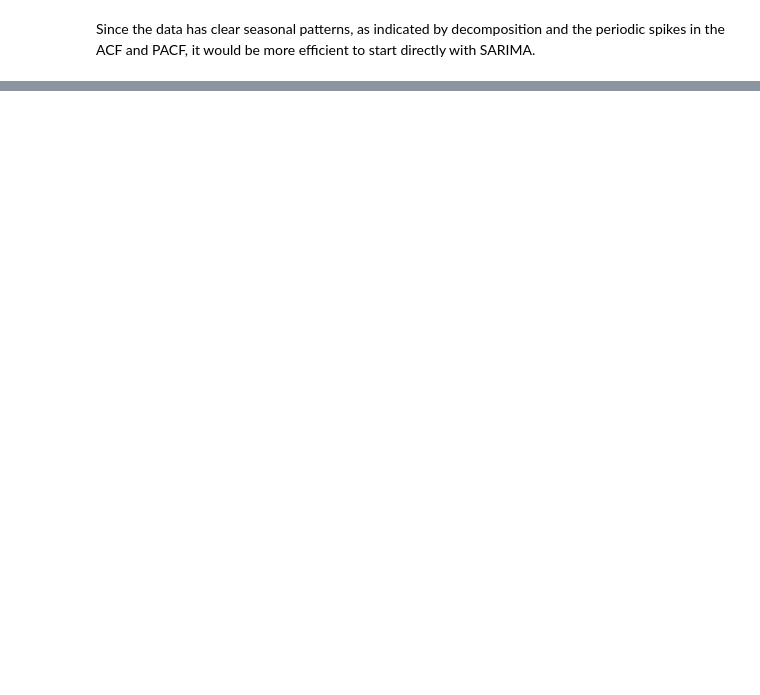
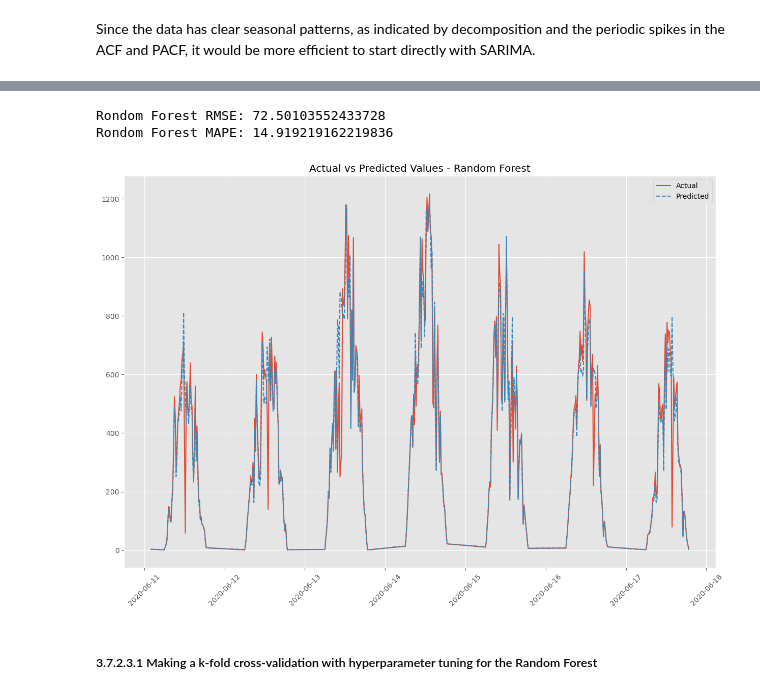
Before and after one commit to aysebsengul/Capstone_3_Predicting-Future-Solar-Energy-Generation-, a Jupyter notebook: 3_Pre-processing Work and Model.ipynb, the cells around one changed output, grey strips where cells are left out. Cells and saved outputs as stored; diff of their text form; code cells hidden in the pictures; blank space fills up the shorter version.

```diff
--- a/3_Pre-processing Work and Model.ipynb
+++ b/3_Pre-processing Work and Model.ipynb
@@ -521,0 +592,13 @@ print(f"SARIMA MAPE: {sarima_mape}")
+# %%
+# Split the data into features and target variable
+X = data.drop('AC_POWER', axis=1)
+y = data['AC_POWER']
+
+# Split the data into training and testing sets
+X_train, X_test, y_train, y_test = train_test_split(X, y, test_size=0.2, shuffle=False, random_state=42)
+
+# Display the shapes of the resulting datasets
+print(X_train.shape)
+print(X_test.shape)
+print(y_train.shape)
+print(y_test.shape)
@@ -521,0 +655,5 @@ print(f"SARIMA MAPE: {sarima_mape}")
+# %%
+# Apply MinMaxScaler to the features
+scaler = MinMaxScaler()
+X_train_scaled = scaler.fit_transform(X_train)
+X_test_scaled = scaler.transform(X_test)
@@ -521,0 +707,33 @@ print(f"SARIMA MAPE: {sarima_mape}")
+# %%
+# Initialize models
+rf_model = RandomForestRegressor()
+
+# Train the models
+rf_model.fit(X_train_scaled, y_train)
+
+# Predict on the test set
+y_pred_rf = rf_model.predict(X_test_scaled)
+
+# Evaluate the model
+mse = np.sqrt(mean_squared_error(y_test, y_pred_rf))
+mape = np.mean(np.abs((y_test - y_pred_rf) / y_test)) * 100
+
+print(f"Rondom Forest RMSE: {rmse}")
+print(f"Rondom Forest MAPE: {mape}")
+# %% [output]
+Rondom Forest RMSE: 72.50103552433728
+Rondom Forest MAPE: 14.919219162219836
+# %%
+# Plot Random Forest predictions
+plt.figure(figsize=(15,10))
+plt.plot(y_test.index, y_test, label='Actual')
+plt.plot(y_test.index, y_pred_rf, linestyle='dashed', label='Predicted')
+plt.title('Actual vs Predicted Values - Random Forest')
+plt.legend()
+plt.xticks(rotation=45)
+plt.show()
+# %% [output]
+[figure, added]
+# %% [markdown]
+<a id="Random-Forest-Tuning"></a>
+##### 3.7.2.3.1 Making a k-fold cross-validation with hyperparameter tuning for the Random Forest
```
Also changed, not shown: parts of 79 cells of this notebook.
